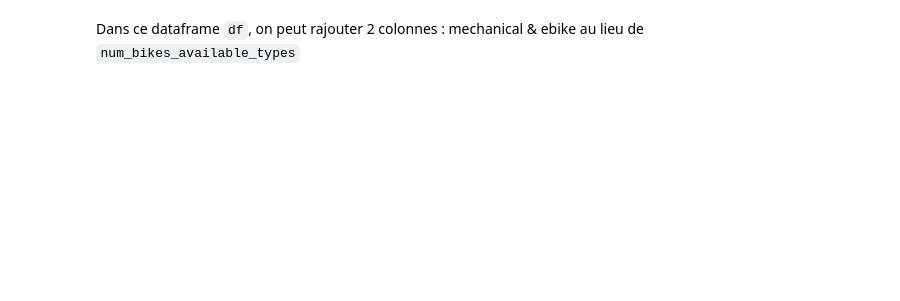
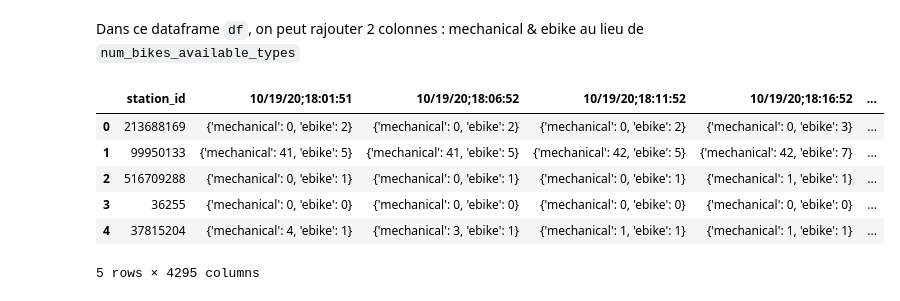
Before and after one commit to mathispuissant/StatApp, a Jupyter notebook: donnée/exploration.ipynb, the cells around one changed output. Drawn from its saved outputs; the diff is of its cells as text; code cells hidden in the pictures; blank space fills up the shorter version.

```diff
--- a/donnée/exploration.ipynb
+++ b/donnée/exploration.ipynb
@@ -125,2 +128,13 @@ df.head()
 # %% [markdown]
 Dans ce dataframe `df`, on peut rajouter 2 colonnes : mechanical & ebike au lieu de `num_bikes_available_types`
+# %%
+velib_clean = pd.read_csv('velib_clean.csv')
+velib_clean.head()
+# %% [output]
+|  | station_id | 10/19/20;18:01:51 | 10/19/20;18:06:52 | 10/19/20;18:11:52 | 10/19/20;18:16:52 | ... |
+| 0 | 213688169 | {'mechanical': 0, 'ebike': 2} | {'mechanical': 0, 'ebike': 2} | {'mechanical': 0, 'ebike': 2} | {'mechanical': 0, 'ebike': 3} | ... |
+| 1 | 99950133 | {'mechanical': 41, 'ebike': 5} | {'mechanical': 41, 'ebike': 5} | {'mechanical': 42, 'ebike': 5} | {'mechanical': 42, 'ebike': 7} | ... |
+| 2 | 516709288 | {'mechanical': 0, 'ebike': 1} | {'mechanical': 0, 'ebike': 1} | {'mechanical': 0, 'ebike': 1} | {'mechanical': 1, 'ebike': 1} | ... |
+| 3 | 36255 | {'mechanical': 0, 'ebike': 0} | {'mechanical': 0, 'ebike': 0} | {'mechanical': 0, 'ebike': 0} | {'mechanical': 0, 'ebike': 0} | ... |
+| 4 | 37815204 | {'mechanical': 4, 'ebike': 1} | {'mechanical': 3, 'ebike': 1} | {'mechanical': 1, 'ebike': 1} | {'mechanical': 1, 'ebike': 1} | ... |
+5 rows × 4295 columns
```
Also changed, not shown: parts of 4 cells of this notebook.
